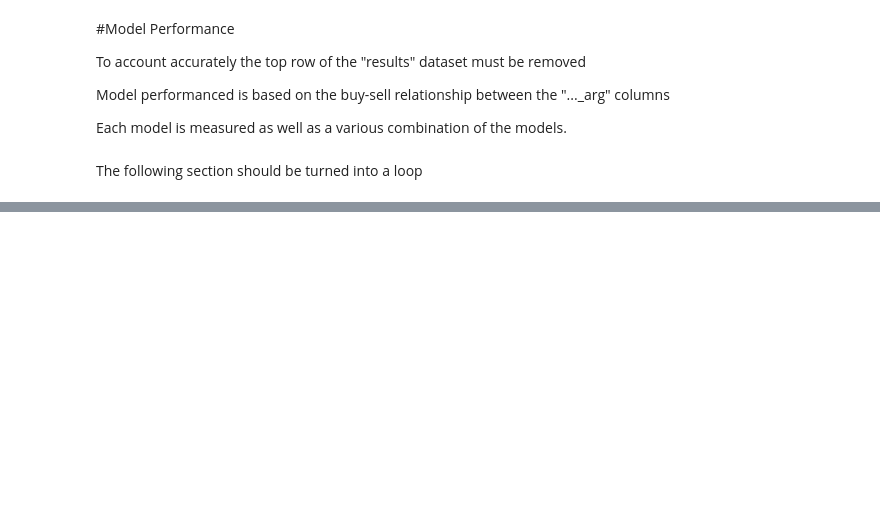
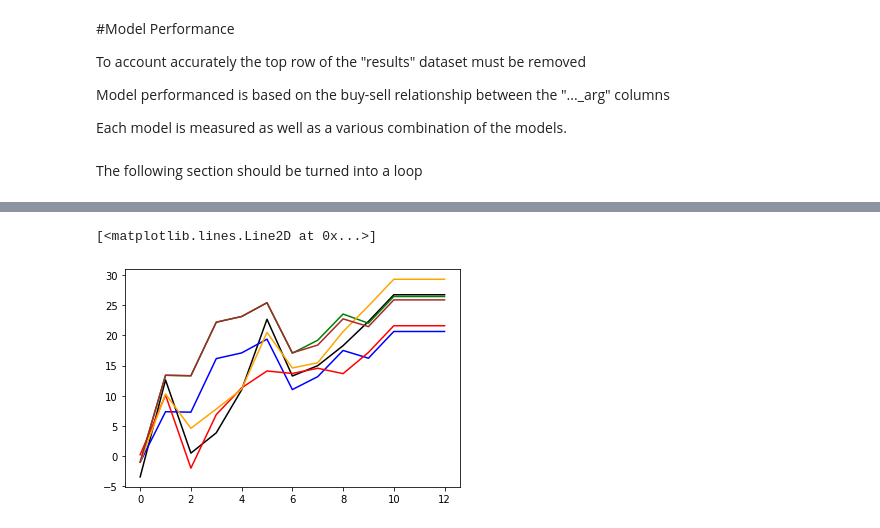
Before and after one commit to kappandrew2/DataPreProcessing, a Jupyter notebook: MarketResearch.ipynb, the cells around one changed output, grey strips where cells are left out. Saved outputs shown, nothing was run; the diff lists cells and outputs as text; code cells hidden in the pictures; blank space fills up the shorter version.

```diff
--- a/MarketResearch.ipynb
+++ b/MarketResearch.ipynb
@@ -682,17 +811,23 @@ print(i, j, k)
 
 Predictions are made for both continuous and binary
 # %%
-y_pred = regressor.predict(Xpred)
+y_pred = regressor.predict(X_pred)
 
-yb_pred = regressor_b.predict(Xpred)
+yb_pred = regressor_b.predict(Xb_pred)
+
+y_all_pred = regressor_all.predict(X_all_pred)
+
+y_all_pred_b = regressor_all_b.predict(X_all_pred)
 
 np_array = np.concatenate((y_pred.reshape(len(y_pred),1),
-                           yb_pred.reshape(len(y_pred),1),
+                           yb_pred.reshape(len(yb_pred),1),
+                           y_all_pred.reshape(len(y_all_pred),1),
+                           y_all_pred_b.reshape(len(y_all_pred_b),1),
                            y_actual.reshape(len(y_actual),1),
                            yb_actual.reshape(len(yb_actual),1),
                            ), axis = 1)
 
-results = pd.DataFrame(np_array, columns = ['y_pred', 'yb_pred', 'y_actual', 'yb_actual'])
+results = pd.DataFrame(np_array, columns = ['y_pred', 'yb_pred', 'y_all_pred', 'y_all_pred_b', 'y_actual', 'yb_actual'])
 
 print(results)
 # %% [output]
@@ -719,8 +859,13 @@ print(results)
 # %%
+yb_pred_num = 0.50
+
 results['y_pred_arg'] = np.where(results['y_pred'] > 0, 1, 0)
-results['yb_pred_arg'] = np.where(results['yb_pred'] > 0.5, 1, 0)
+results['yb_pred_arg'] = np.where(results['yb_pred'] > yb_pred_num, 1, 0)
+results['y_all_pred_arg'] = np.where(results['y_all_pred'] > 0, 1, 0)
+results['y_all_b_pred_arg'] = np.where(results['y_all_pred_b'] > yb_pred_num, 1, 0)
 results['y_actual_arg'] = np.where(results['y_actual'] > 0, 1, 0)
 results['yb_acutal_arg'] = np.where(results['yb_actual'] > 0, 1, 0)
+results['votes'] = results['y_pred_arg'] + results['yb_pred_arg'] + results['y_all_pred_arg'] + results['y_all_b_pred_arg']
 
 print(results)
 # %% [output]
@@ -789,8 +955,9 @@ Each model is measured as well as a various combination of the models.
 # %%
 results['y_buy'] = np.where(results['y_pred_arg'] >= 1, results['y_actual'], results['y_short'])
 results['yb_buy'] = np.where(results['yb_pred_arg'] >= 1, results['y_actual'], results['y_short'])
-results['yoryb_buy'] = np.where((results['y_pred_arg'] + results['yb_pred_arg']) >= 1, results['y_actual'], results['y_short'])
-results['yandyb_buy'] = np.where((results['y_pred_arg'] + results['yb_pred_arg']) >= 2, results['y_actual'], results['y_short'])
+results['yall_buy'] = np.where(results['y_all_pred_arg'] >= 1, results['y_actual'], results['y_short'])
+results['yallb_buy'] = np.where(results['y_all_b_pred_arg'] >= 1, results['y_actual'], results['y_short'])
+results['yvote_buy'] = np.where(results['votes']  >= 3, results['y_actual'], results['y_short'])
 # %% [markdown]
 The following section should be turned into a loop
 # %%
@@ -962,0 +1335,3 @@ yandyb_buy          NaN       NaN   7.770000  ...        NaN   7.790000  44.2500
+# %%
+df1 = performance.T
+print(df1)
@@ -962,0 +1355,10 @@ yandyb_buy          NaN       NaN   7.770000  ...        NaN   7.790000  44.2500
+# %%
+plt.plot(df1['y_actual'], color='black')
+plt.plot(df1['y_buy'], color='blue')
+plt.plot(df1['yb_buy'], color='red')
+plt.plot(df1['yall_buy'], color='green')
+plt.plot(df1['yallb_buy'], color='orange')
+plt.plot(df1['yvote_buy'], color='brown')
+# %% [output]
+[<matplotlib.lines.Line2D at 0x...>]
+[figure, added]
```
Also changed, not shown: parts of 64 cells of this notebook.
